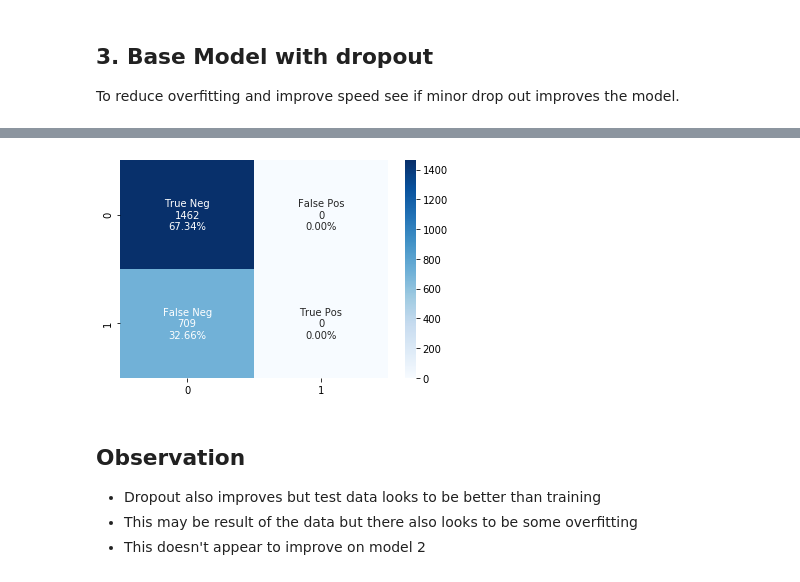
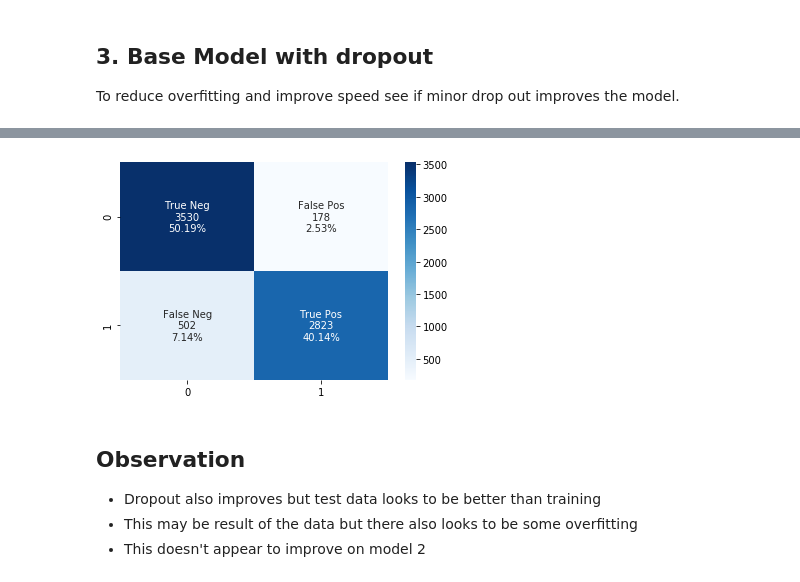
Before and after one commit to simonb65/COSC2673-A2, a Jupyter notebook: Ass2-Part1.ipynb, the cells around one changed output, grey strips where cells are left out. Cells and saved outputs as stored; diff of their text form; code cells hidden in the pictures.

```diff
--- a/Ass2-Part1.ipynb
+++ b/Ass2-Part1.ipynb
@@ -539,18 +589,12 @@ PlotConfusionMatrix(test_y, pred_y_reg)
 ## 3. Base Model with dropout
 To reduce overfitting and improve speed see if minor drop out improves the model.
 # %%
-reg_lambda = 0.01
-
 model_drop = tf.keras.Sequential([
     tf.keras.layers.Flatten(input_shape=INPUT_DIM),
-    tf.keras.layers.Dense(HIDDEN_LAYER_DIM, activation='sigmoid'),
+    tf.keras.layers.Dense(256, activation='relu'),
     tf.keras.layers.Dropout(.2),
     tf.keras.layers.Dense(OUTPUT_CLASSES, activation='sigmoid')
 ])
-# %%
-model_drop.compile(optimizer='sgd',
-              loss=tf.keras.losses.BinaryCrossentropy(from_logits=False),
-              metrics=['binary_accuracy'])
 # %%
 model_drop.summary()
 # %% [output]
@@ -571,10 +615,2 @@ Trainable params: 560,385
 Non-trainable params: 0
 _________________________________________________________________
-# %%
-print(datetime.datetime.now().strftime("%H:%M:%S"))
-now = datetime.datetime.now()
-
-history_drop = model_drop.fit(train_generator, validation_data = validation_generator, epochs=150, verbose=0)
-
-print(datetime.datetime.now().strftime("%H:%M:%S"))
-print("Took = ", datetime.datetime.now() - now)
@@ -604,0 +643,2 @@ weighted avg       0.45      0.67      0.54      2171
+# %%
+(test_y, pred_y) = PredictModel(model_drop)
@@ -605,7 +658,7 @@ weighted avg       0.45      0.67      0.54      2171
 # %%
-PlotConfusionMatrix(test_y, pred_y_drop)
+PlotConfusionMatrix(test_y, pred_y)
 # %% [output]
-[figure, old version]
+[figure, new version]
 # %% [markdown]
 ## Observation
 * Dropout also improves but test data looks to be better than training
```
Also changed, not shown: parts of 93 cells of this notebook, 1 other file.
